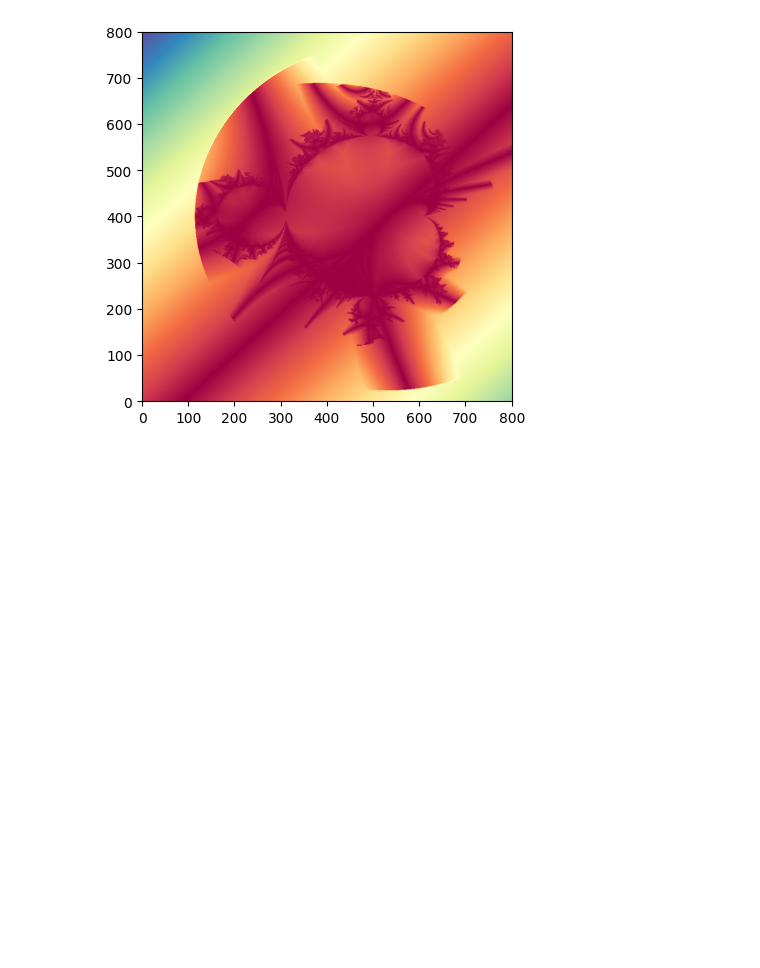
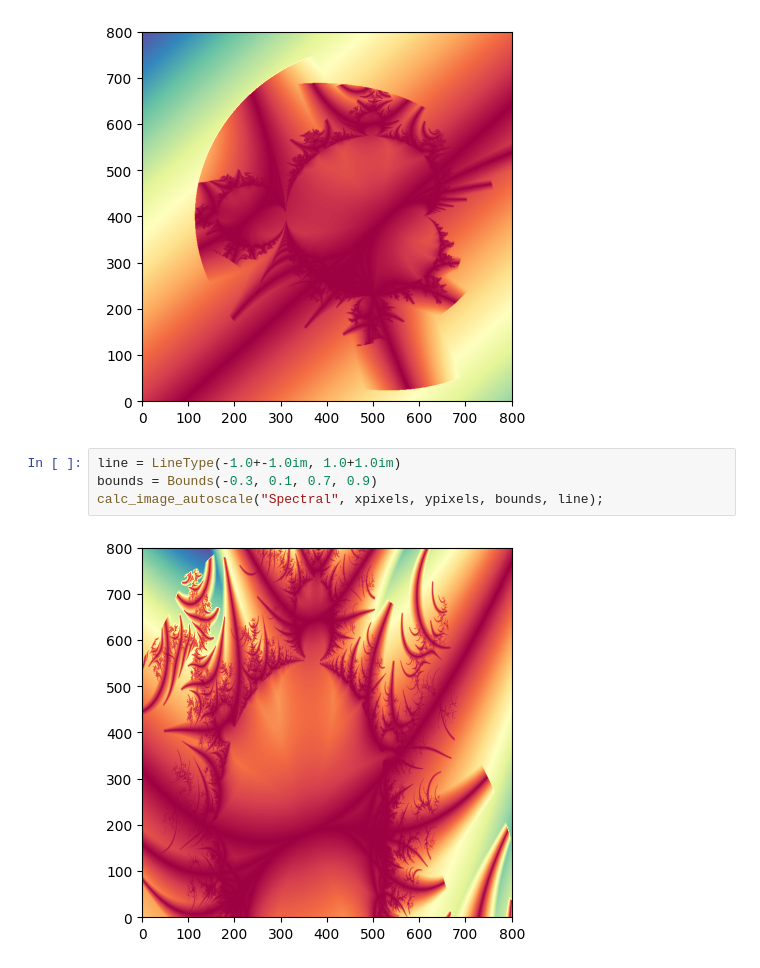
Before and after one commit to ciric50/mandelbrot-julia, a Jupyter notebook: ijulia/line-trap.ipynb, the cells around one changed output. Saved outputs shown, nothing was run; the diff lists cells and outputs as text; blank space fills up the shorter version.

Commit message:
Zoom on line trap.

```diff
--- a/ijulia/line-trap.ipynb
+++ b/ijulia/line-trap.ipynb
@@ -164,3 +164,9 @@ line = LineType(-1.0+-1.0im, 1.0+1.0im)
 calc_image_autoscale("Spectral", xpixels, ypixels, bounds, line);
 # %% [output]
 [figure]
+# %%
+line = LineType(-1.0+-1.0im, 1.0+1.0im)
+bounds = Bounds(-0.3, 0.1, 0.7, 0.9)
+calc_image_autoscale("Spectral", xpixels, ypixels, bounds, line);
+# %% [output]
+[figure, added]
```
